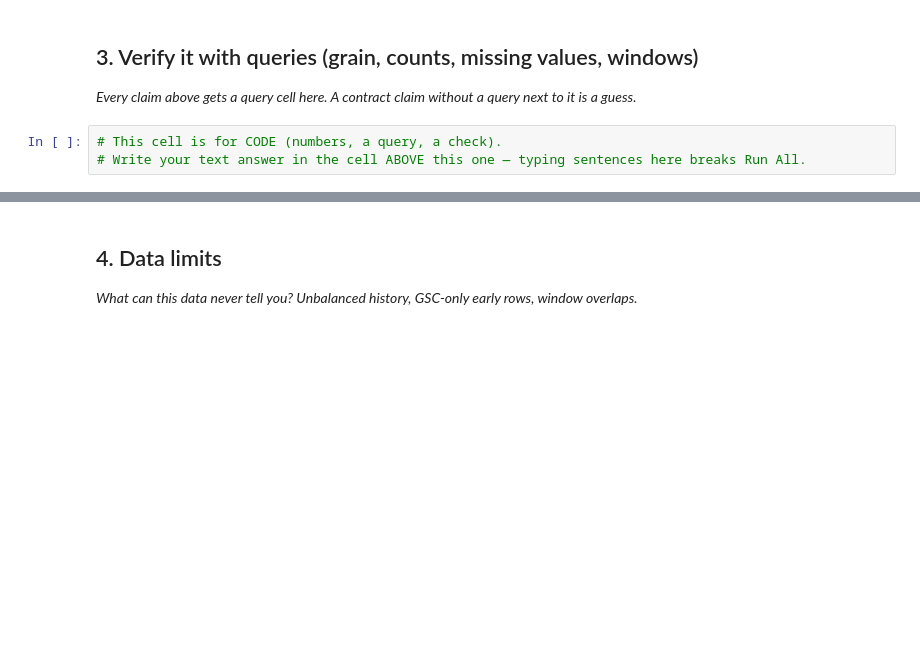
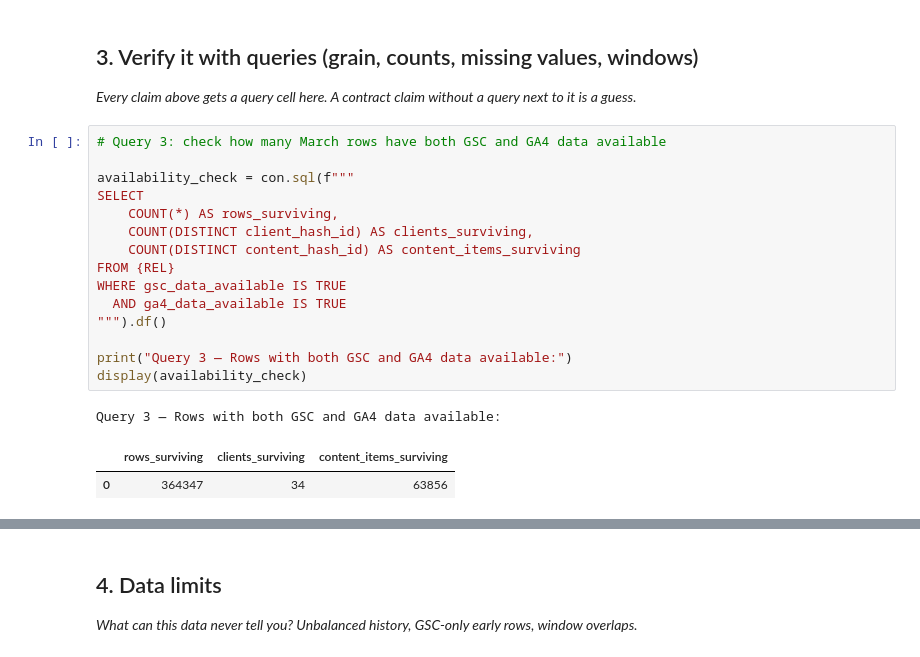
Before and after one commit to SyedaMalaika75/flyrank-ml-internship, a Jupyter notebook: work/notebooks/w03_data_contract.ipynb, the cells around one changed output, grey strips where cells are left out. Drawn from its saved outputs; the diff is of its cells as text; blank space fills up the shorter version.

```diff
--- a/work/notebooks/w03_data_contract.ipynb
+++ b/work/notebooks/w03_data_contract.ipynb
@@ -24,6 +186,22 @@ This skeleton is yours to fill. Work the sections **in order** — each one has
 ## 3. Verify it with queries (grain, counts, missing values, windows)
 
 *Every claim above gets a query cell here. A contract claim without a query next to it is a guess.*
-# %%
-# This cell is for CODE (numbers, a query, a check).
-# Write your text answer in the cell ABOVE this one — typing sentences here breaks Run All.
+# %%
+# Query 3: check how many March rows have both GSC and GA4 data available
+
+availability_check = con.sql(f"""
+SELECT
+    COUNT(*) AS rows_surviving,
+    COUNT(DISTINCT client_hash_id) AS clients_surviving,
+    COUNT(DISTINCT content_hash_id) AS content_items_surviving
+FROM {REL}
+WHERE gsc_data_available IS TRUE
+  AND ga4_data_available IS TRUE
+""").df()
+
+print("Query 3 — Rows with both GSC and GA4 data available:")
+display(availability_check)
+# %% [output]
+Query 3 — Rows with both GSC and GA4 data available:
+|  | rows_surviving | clients_surviving | content_items_surviving |
+| 0 | 364347 | 34 | 63856 |
```
Also changed, not shown: parts of 14 cells of this notebook.
